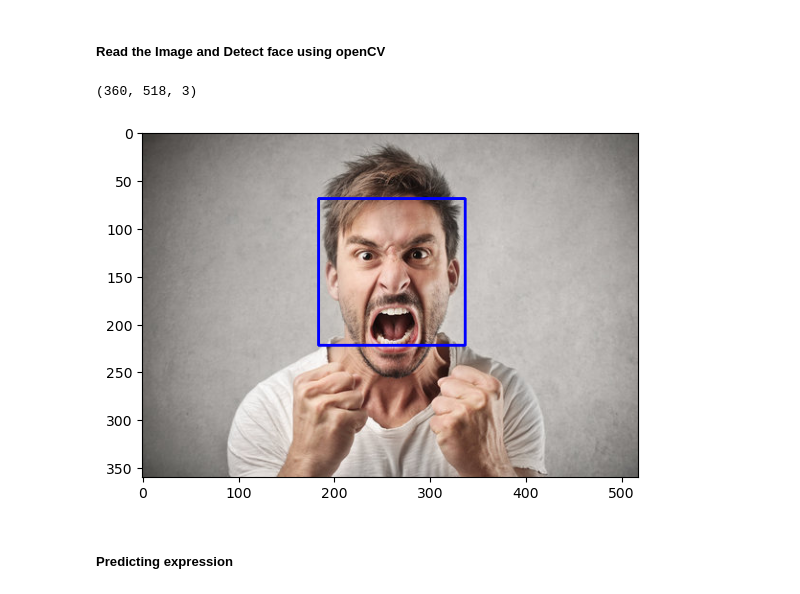
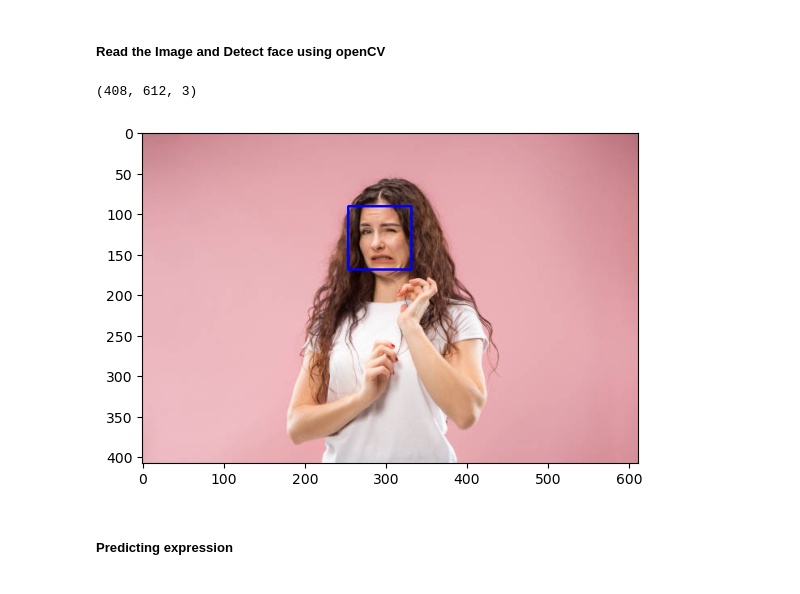
Before and after one commit to urnisha19/A-System-for-real-time-facial-emotion-recognition-thesis-, a Jupyter notebook: FER.ipynb, the cells around one changed output. Drawn from its saved outputs; the diff is of its cells as text; code cells hidden in the pictures.

```diff
--- a/FER.ipynb
+++ b/FER.ipynb
@@ -465,34 +465,34 @@ Haar Cascade is an Object Detection Algorithm used to identify faces in an image
 # %%
 # Load the cascade
 faceCascade = cv2.CascadeClassifier(cv2.data.haarcascades + 'haarcascade_frontalface_default.xml')
 
 # Read the input image
-an_test_image = cv2.imread("./Angry.jpg")
+an_test_image = cv2.imread("./Disgust.jpg")
 
 # Detect faces
 faces = faceCascade.detectMultiScale(an_test_image, 1.1, 4)
 
 # Draw rectangle around the faces
 for (x, y, w, h) in faces:
     cv2.rectangle(an_test_image, (x, y), (x+w, y+h), (255, 0, 0), 2)
 
     roi_gray = an_test_image[y:y+h, x:x+w]
     roi_color = an_test_image[y:y+h, x:x+w]
 
     faces = faceCascade.detectMultiScale(roi_gray)
 
     if len(faces) == 0:
         print("Face not detected")
     else:
         for (ex, ey, ew, eh) in faces: # if face is detected crop the face area
             face_roi = roi_color[ey:ey+eh, ex:ex+ew]  # face_roi is the cropped face. we will send it to the model for prediction
 
 # Display the output
 plt.imshow(cv2.cvtColor(an_test_image, cv2.COLOR_BGR2RGB))
 an_test_image.shape
 # %% [output]
-(360, 518, 3)
+(408, 612, 3)
-[figure, old version]
+[figure, new version]
 # %% [markdown]
 ##### Predicting expression
 # %%
```
Also changed, not shown: parts of 1 cell of this notebook.
